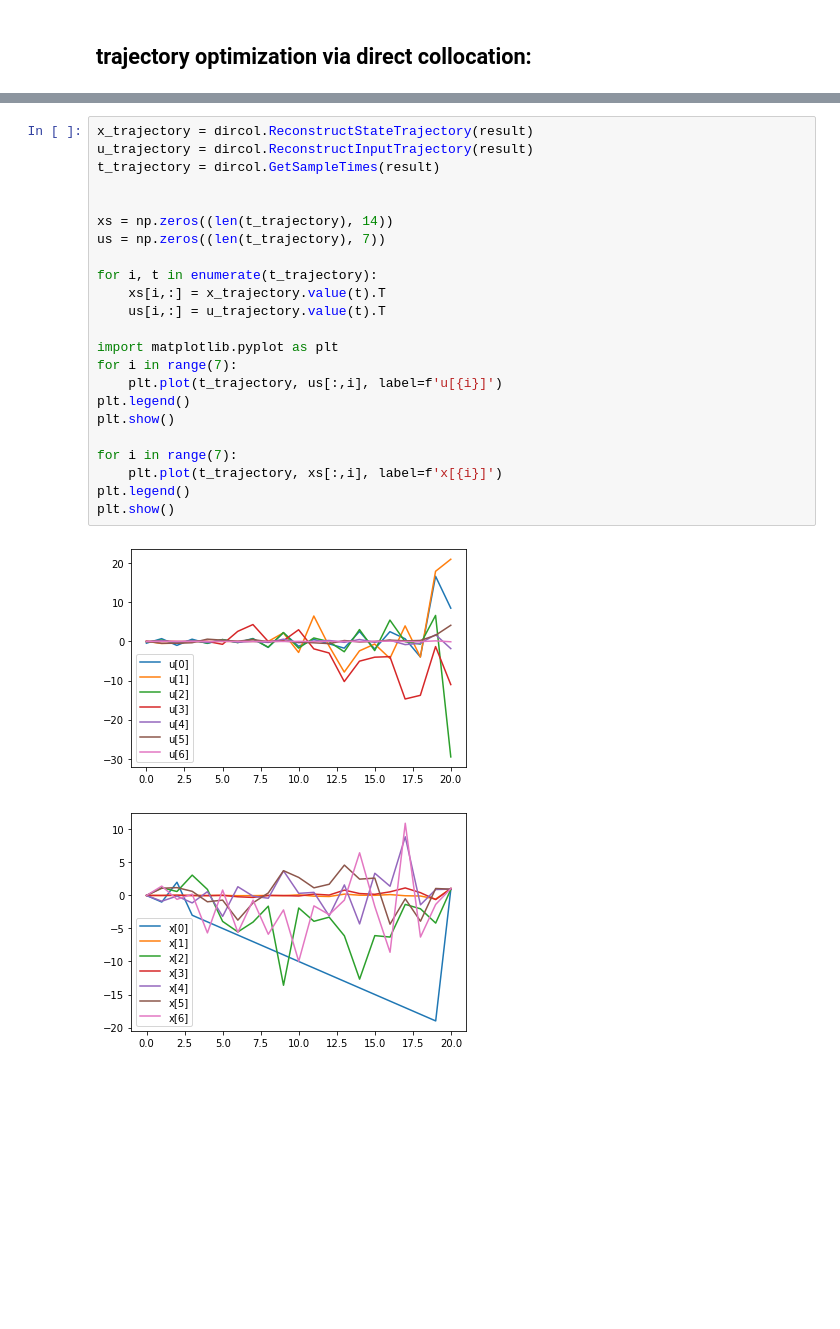
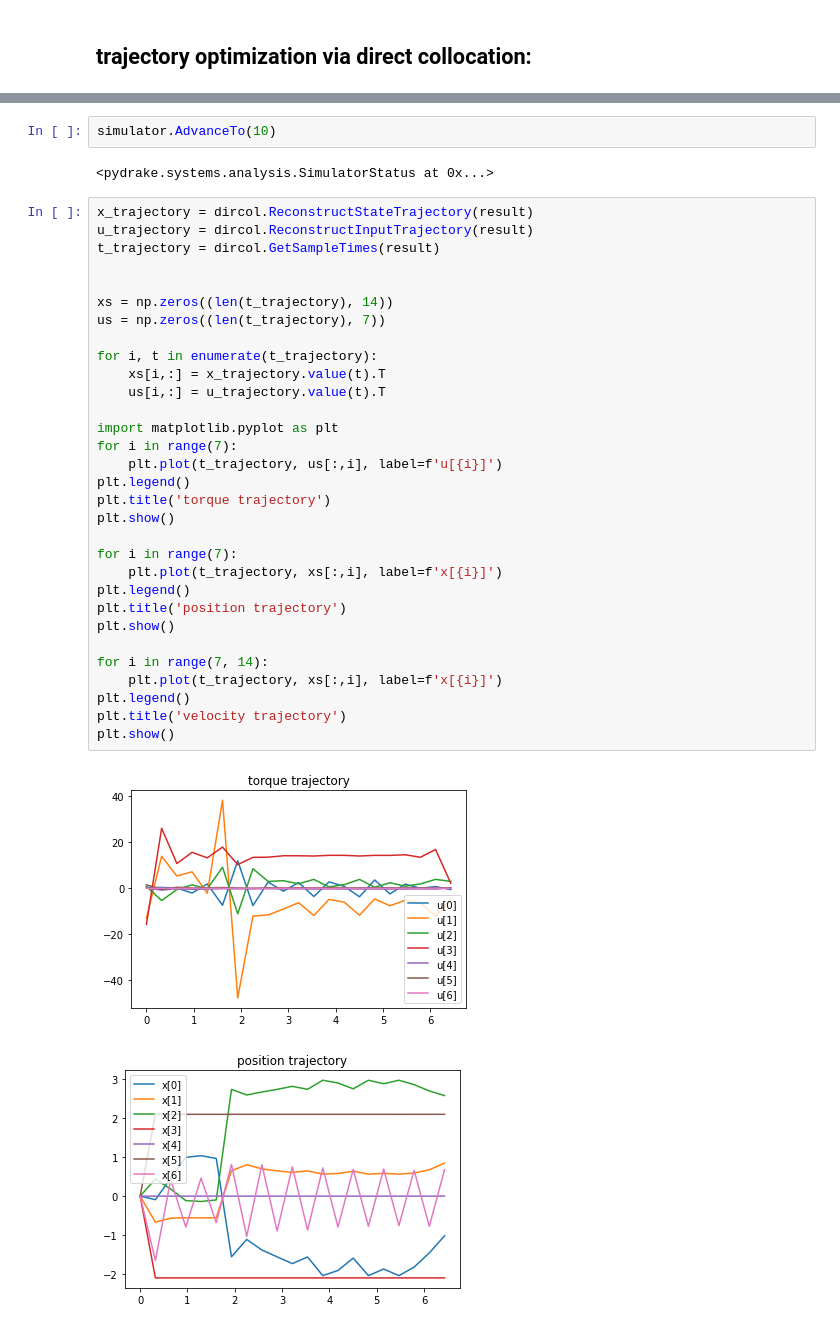
Before and after one commit to FischerMoseley/yoink, a Jupyter notebook: yoink.ipynb, the cells around one changed output, grey strips where cells are left out. Drawn from its saved outputs; the diff is of its cells as text; blank space fills up the shorter version.

```diff
--- a/yoink.ipynb
+++ b/yoink.ipynb
@@ -379,28 +414,40 @@ simulator.AdvanceTo(0.5)
 # %% [output]
 <pydrake.systems.analysis.SimulatorStatus at 0x...>
+# %%
+simulator.AdvanceTo(10)
+# %% [output]
+<pydrake.systems.analysis.SimulatorStatus at 0x...>
 # %%
 x_trajectory = dircol.ReconstructStateTrajectory(result)
 u_trajectory = dircol.ReconstructInputTrajectory(result)
 t_trajectory = dircol.GetSampleTimes(result)
 
 
 xs = np.zeros((len(t_trajectory), 14))
 us = np.zeros((len(t_trajectory), 7))
 
 for i, t in enumerate(t_trajectory):
     xs[i,:] = x_trajectory.value(t).T
     us[i,:] = u_trajectory.value(t).T
 
 import matplotlib.pyplot as plt
 for i in range(7):
     plt.plot(t_trajectory, us[:,i], label=f'u[{i}]')
 plt.legend()
+plt.title('torque trajectory')
 plt.show()
 
 for i in range(7):
     plt.plot(t_trajectory, xs[:,i], label=f'x[{i}]')
 plt.legend()
+plt.title('position trajectory')
 plt.show()
+
+for i in range(7, 14):
+    plt.plot(t_trajectory, xs[:,i], label=f'x[{i}]')
+plt.legend()
+plt.title('velocity trajectory')
+plt.show()
 # %% [output]
-[figure, old version]
+[figure, new version]
-[figure, old version]
+[figure, new version]
```
Also changed, not shown: parts of 4 cells of this notebook.
